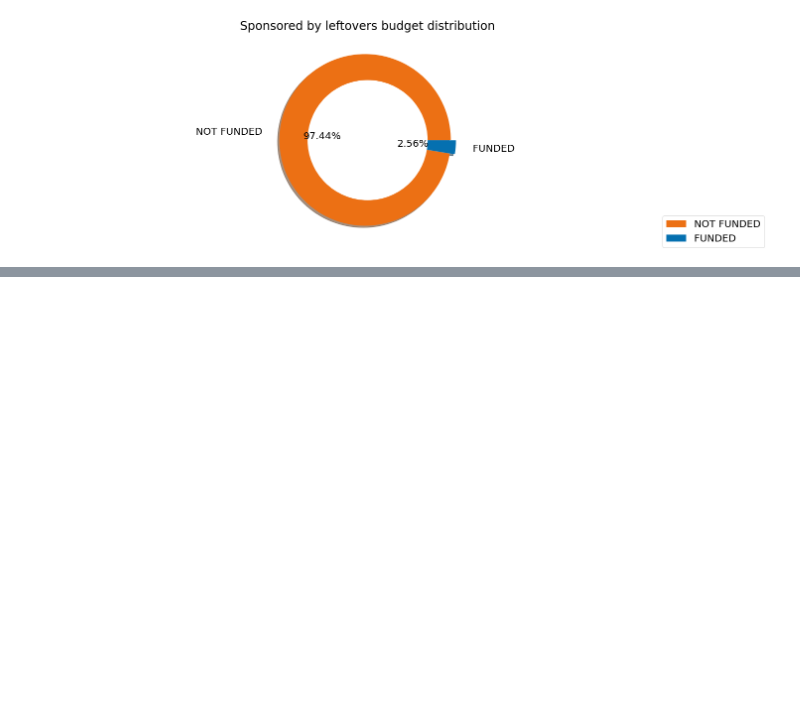
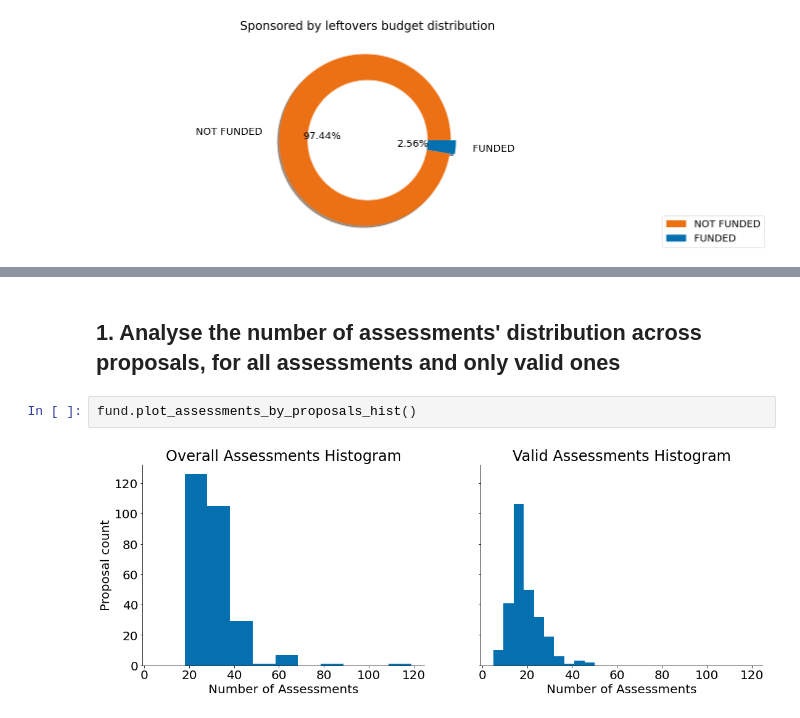
Before and after one commit to jbmattos/CatalystReport, a Jupyter notebook: example_catalyst_fund_eda.ipynb, the cells around one changed output, grey strips where cells are left out. Cells and saved outputs as stored; diff of their text form; blank space fills up the shorter version.

Commit message:
assessments dist analysis

```diff
--- a/example_catalyst_fund_eda.ipynb
+++ b/example_catalyst_fund_eda.ipynb
@@ -233,0 +237,6 @@ fund.plot_budget_distribution()
+# %% [markdown]
+## 1. Analyse the number of assessments' distribution across proposals, for all assessments and only valid ones
+# %%
+fund.plot_assessments_by_proposals_hist()
+# %% [output]
+[figure, added]
```
Also changed, not shown: parts of 6 cells of this notebook, 2 other files.
